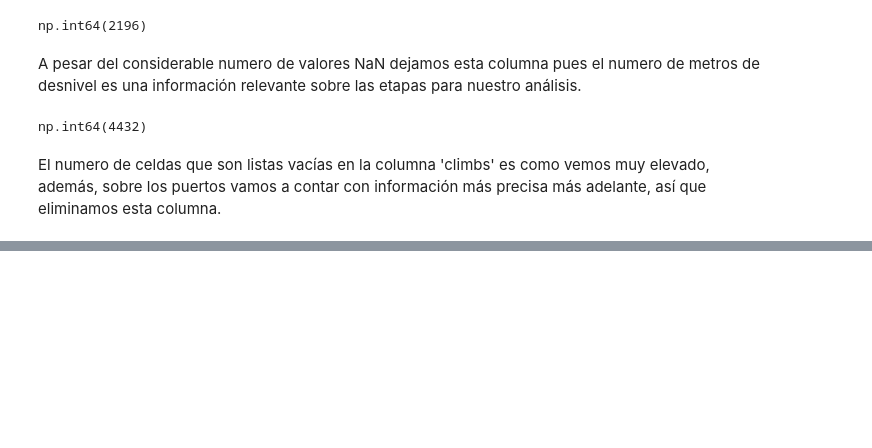
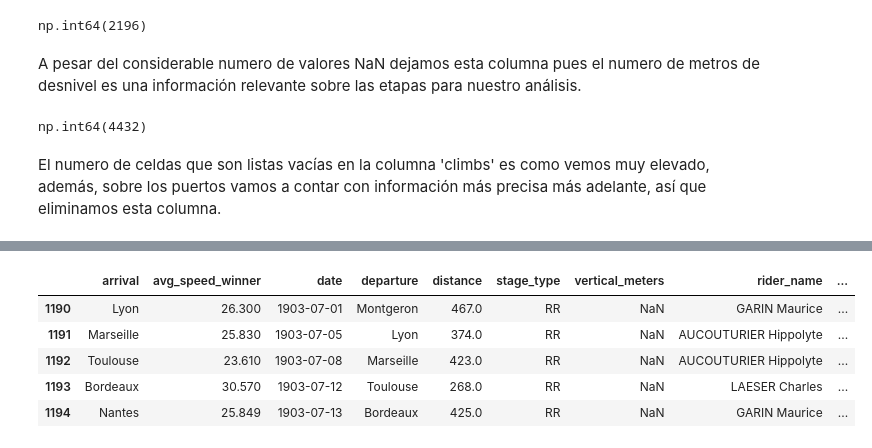
Before and after one commit to Rcm89/Proyecto5-RecorridosCiclsitas, a Jupyter notebook: notebooks/api-procyclingstats.ipynb, the cells around one changed output, grey strips where cells are left out. Saved outputs shown, nothing was run; the diff lists cells and outputs as text; code cells hidden in the pictures; blank space fills up the shorter version.

```diff
--- a/notebooks/api-procyclingstats.ipynb
+++ b/notebooks/api-procyclingstats.ipynb
@@ -507,0 +468,9 @@ df_filtrado.head()
+# %%
+df_etapas_tour.head()
+# %% [output]
+|  | arrival | avg_speed_winner | date | departure | distance | stage_type | vertical_meters | rider_name | ... |
+| 1190 | Lyon | 26.300 | 1903-07-01 | Montgeron | 467.0 | RR | NaN | GARIN Maurice | ... |
+| 1191 | Marseille | 25.830 | 1903-07-05 | Lyon | 374.0 | RR | NaN | AUCOUTURIER Hippolyte | ... |
+| 1192 | Toulouse | 23.610 | 1903-07-08 | Marseille | 423.0 | RR | NaN | AUCOUTURIER Hippolyte | ... |
+| 1193 | Bordeaux | 30.570 | 1903-07-12 | Toulouse | 268.0 | RR | NaN | LAESER Charles | ... |
+| 1194 | Nantes | 25.849 | 1903-07-13 | Bordeaux | 425.0 | RR | NaN | GARIN Maurice | ... |
```
Also changed, not shown: parts of 24 cells of this notebook, 13 other files.
